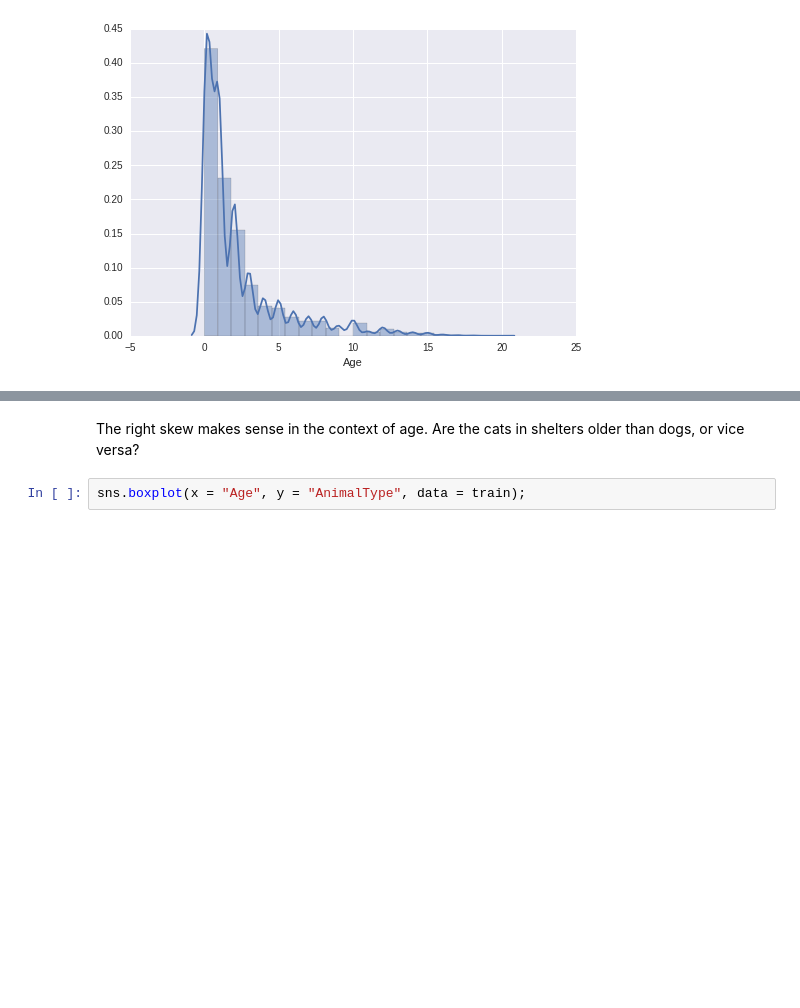
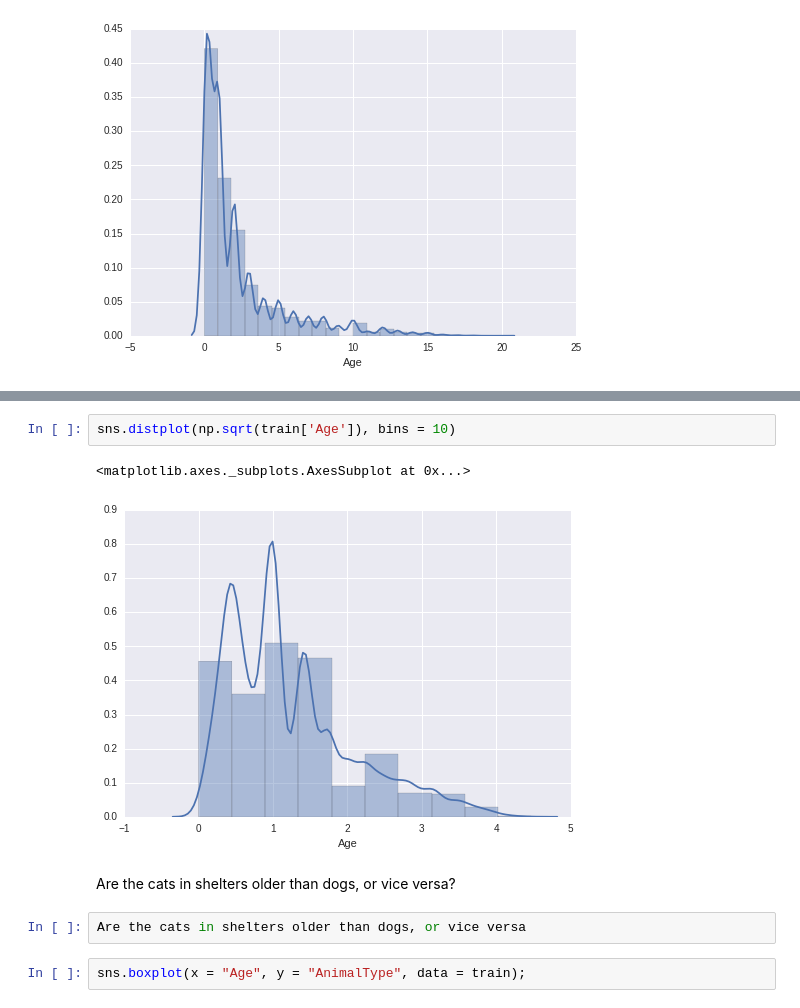
Before and after one commit to jakesherman/shelter-animals-kaggle, a Jupyter notebook: 1-exploring.ipynb, the cells around one changed output, grey strips where cells are left out. Saved outputs shown, nothing was run; the diff lists cells and outputs as text; blank space fills up the shorter version.

```diff
--- a/1-exploring.ipynb
+++ b/1-exploring.ipynb
@@ -170,6 +177,12 @@ sns.distplot(train['Age'], bins = 22)
+# %%
+sns.distplot(np.sqrt(train['Age']), bins = 10)
+# %% [output]
+<matplotlib.axes._subplots.AxesSubplot at 0x...>
+[figure, added]
 # %% [markdown]
-The right skew makes sense in the context of age.
 Are the cats in shelters older than dogs, or vice versa?
+# %%
+Are the cats in shelters older than dogs, or vice versa
 # %%
 sns.boxplot(x = "Age", y = "AnimalType", data = train);
 # %% [output]
```
Also changed, not shown: parts of 8 cells of this notebook, 2 other files.
